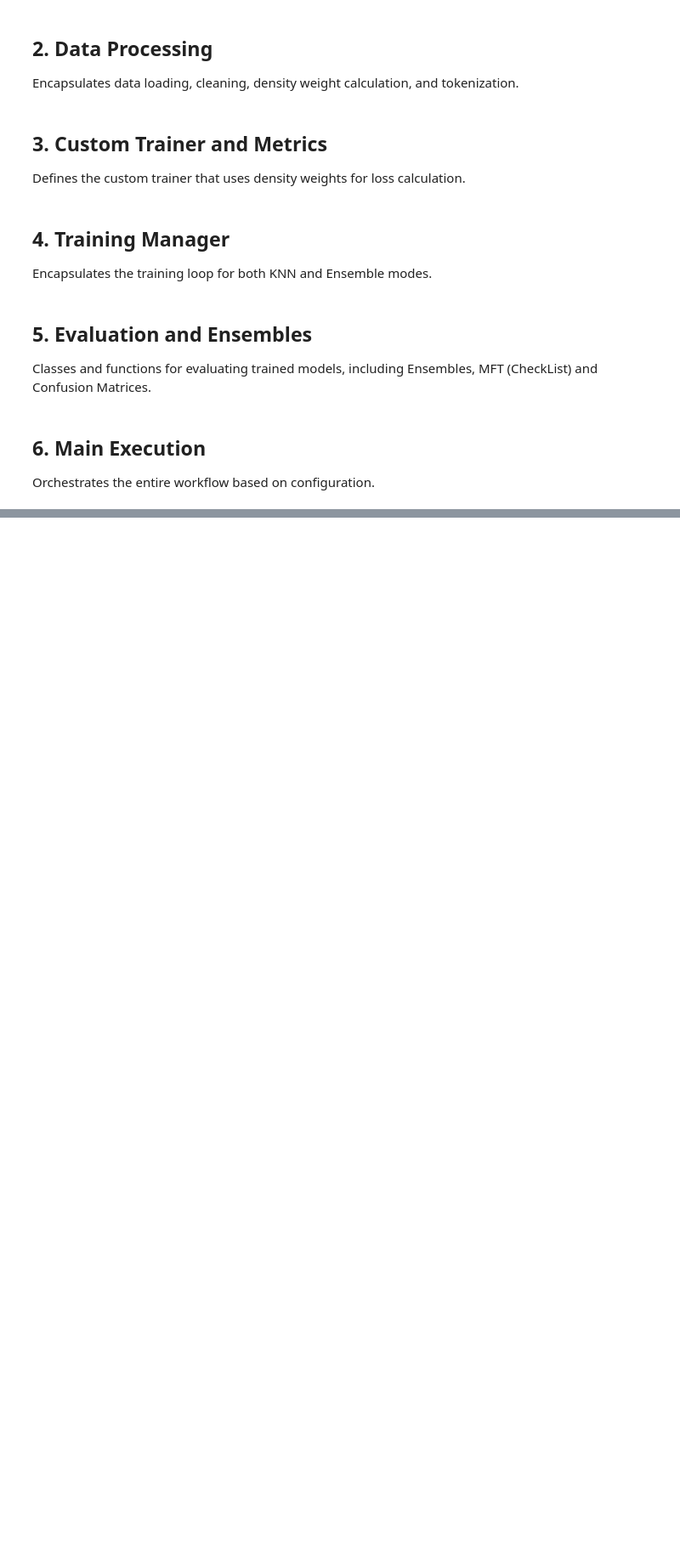
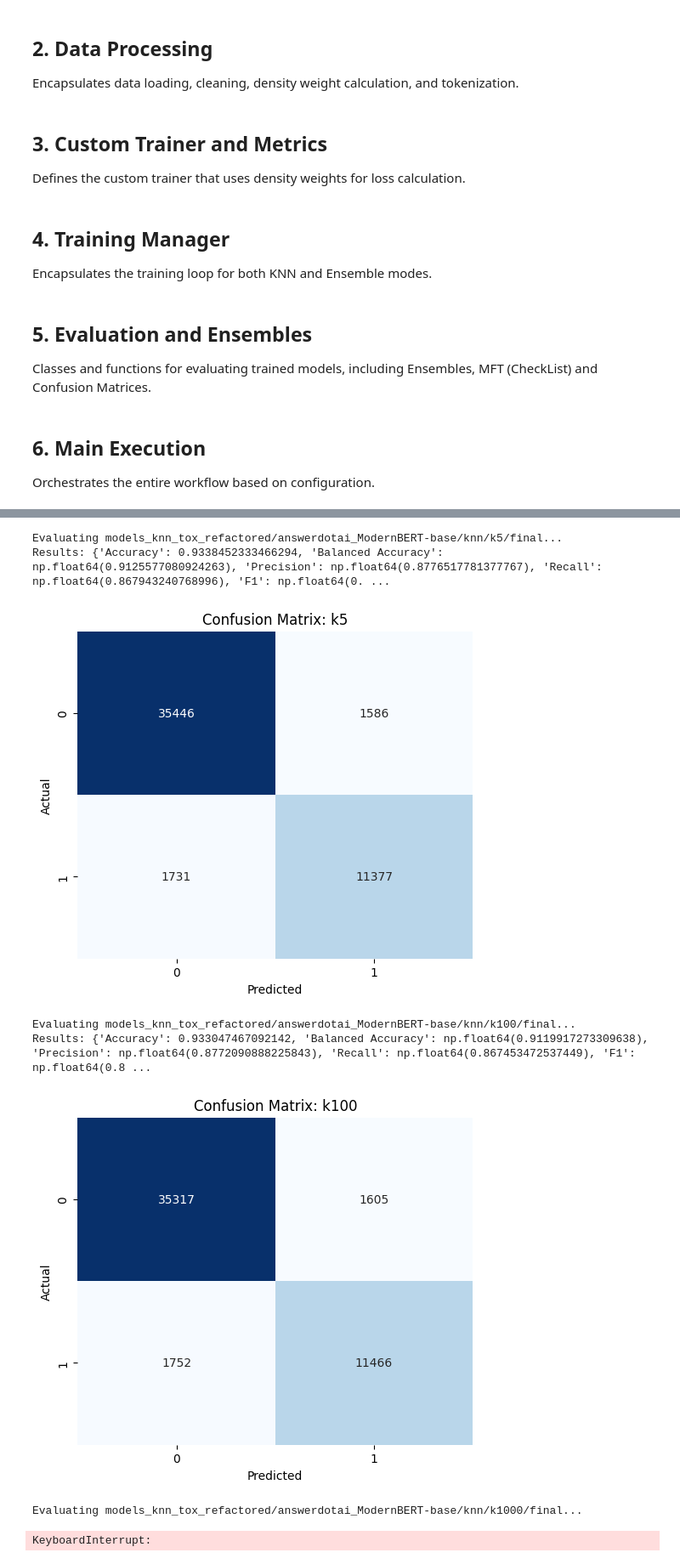
Before and after one commit to alex-dias/modernbert-hs, a Jupyter notebook: knn_modernbert_trainer_refactored.ipynb, the cells around one changed output, grey strips where cells are left out. Shown: that part at 85% size. Drawn from its saved outputs; the diff is of its cells as text; code cells hidden in the pictures; blank space fills up the shorter version.

Commit message:
feat: Add `comparison_notebook.ipynb` and refactor `knn_modernbert_trainer_refactored.ipynb` while removing numerous old scripts and notebooks.

```diff
--- a/knn_modernbert_trainer_refactored.ipynb
+++ b/knn_modernbert_trainer_refactored.ipynb
@@ -360,7 +371,7 @@ def compute_metrics(eval_pred):
         probs = 1 / (1 + np.exp(-preds))
 
     weights = None
-    if inputs and "density_weight" in inputs:
+    if inputs is not None and isinstance(inputs, dict) and "density_weight" in inputs:
         weights = inputs["density_weight"]
 
     try:
@@ -611,7 +622,16 @@ class Evaluator:
 
             preds = []
             probs = []
-            true_labels = test_dataset['label'].tolist() if hasattr(test_dataset['label'], 'tolist') else test_dataset['label']
+            # Handle label/labels column mismatch
+            if 'label' in test_dataset:
+                label_col = 'label'
+            elif 'labels' in test_dataset:
+                label_col = 'labels'
+            else:
+                print(f"Error: No label column found in dataset. Available columns: {test_dataset.columns}")
+                return None
+
+            true_labels = test_dataset[label_col].tolist() if hasattr(test_dataset[label_col], 'tolist') else test_dataset[label_col]
             texts = test_dataset['text'].tolist() if hasattr(test_dataset['text'], 'tolist') else test_dataset['text']
 
             batch_size = 32
@@ -757,18 +829,27 @@ print(f"\nTraining completed. Models saved in {config.output_dir}")
 # %%
 # 4. Evaluate
 # Uncomment to run evaluation
-# results = {}
-# for name, path in trained_models.items():
-#     # Use the test split for evaluation
-#     test_ds = processed_datasets[name]["test"].to_pandas()
-#
-#     # Direct Evaluation (Metrics + Confusion Matrix)
-#     metrics = evaluator.evaluate_direct(path, f"{path}/../tokenizer", test_ds)
-#     if metrics:
-#         results[name] = metrics
-#
-#     # MFT Evaluation (Placeholder call)
-#     # evaluator.evaluate_mft(path, f"{path}/../tokenizer", "path/to/mft/suite")
-#
-# # Compare Models
-# evaluator.plot_comparison(results)
+results = {}
+for name, path in trained_models.items():
+    # Use the test split for evaluation
+    test_ds = processed_datasets[name]["test"].to_pandas()
+
+    # Direct Evaluation (Metrics + Confusion Matrix)
+    metrics = evaluator.evaluate_direct(path, f"{path}/../tokenizer", test_ds)
+    if metrics:
+        results[name] = metrics
+
+    # MFT Evaluation (Placeholder call)
+    # evaluator.evaluate_mft(path, f"{path}/../tokenizer", "path/to/mft/suite")
+
+# Compare Models
+evaluator.plot_comparison(results)
+# %% [output]
+Evaluating models_knn_tox_refactored/answerdotai_ModernBERT-base/knn/k5/final...
+Results: {'Accuracy': 0.9338452333466294, 'Balanced Accuracy': np.float64(0.9125577080924263), 'Precision': np.float64(0.8776517781377767), 'Recall': np.float64(0.867943240768996), 'F1': np.float64(0. ...
+[figure, added]
+Evaluating models_knn_tox_refactored/answerdotai_ModernBERT-base/knn/k100/final...
+Results: {'Accuracy': 0.933047467092142, 'Balanced Accuracy': np.float64(0.9119917273309638), 'Precision': np.float64(0.8772090888225843), 'Recall': np.float64(0.867453472537449), 'F1': np.float64(0.8 ...
+[figure, added]
+Evaluating models_knn_tox_refactored/answerdotai_ModernBERT-base/knn/k1000/final...
+KeyboardInterrupt:
```
Also changed, not shown: parts of 3 cells of this notebook, 16 other files.
